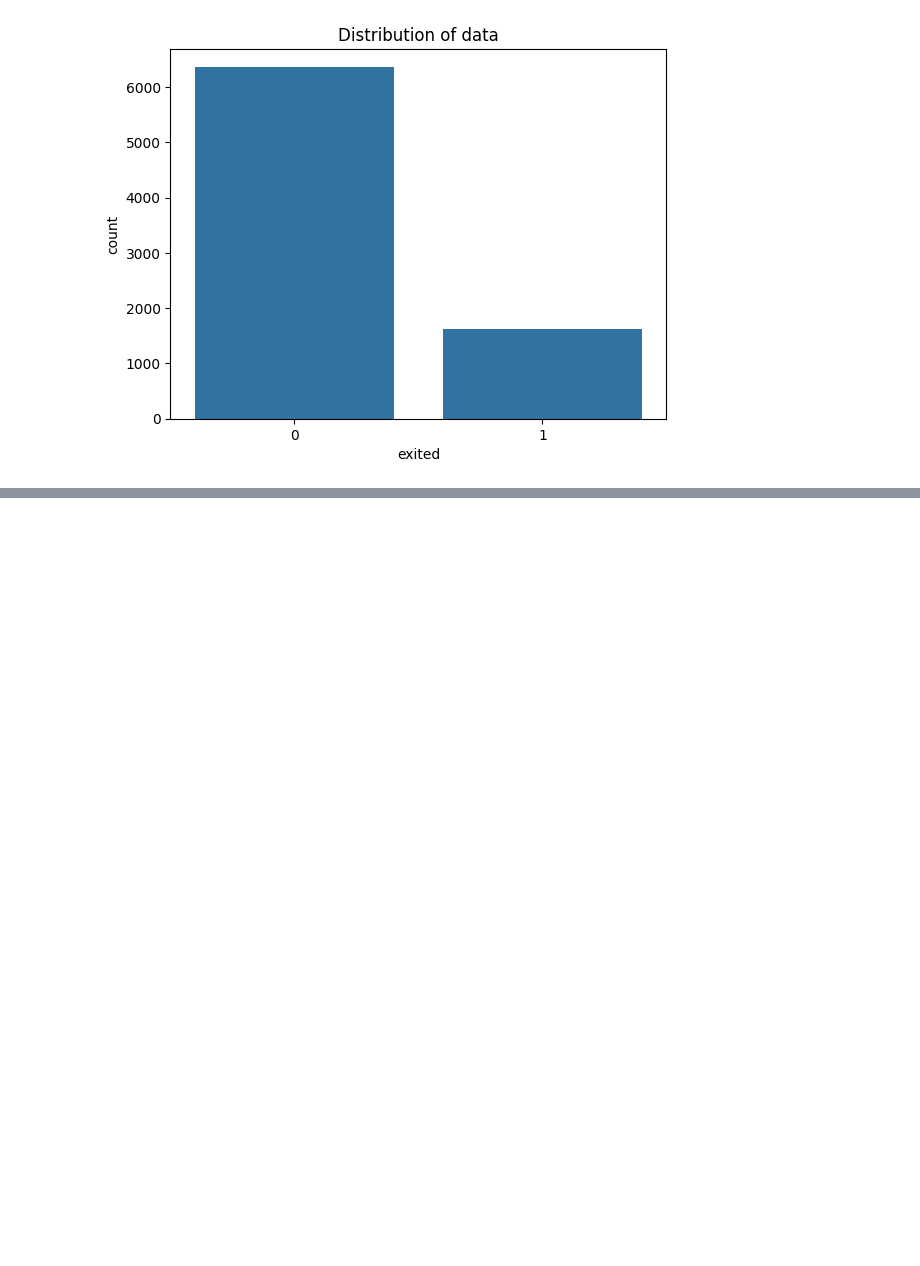
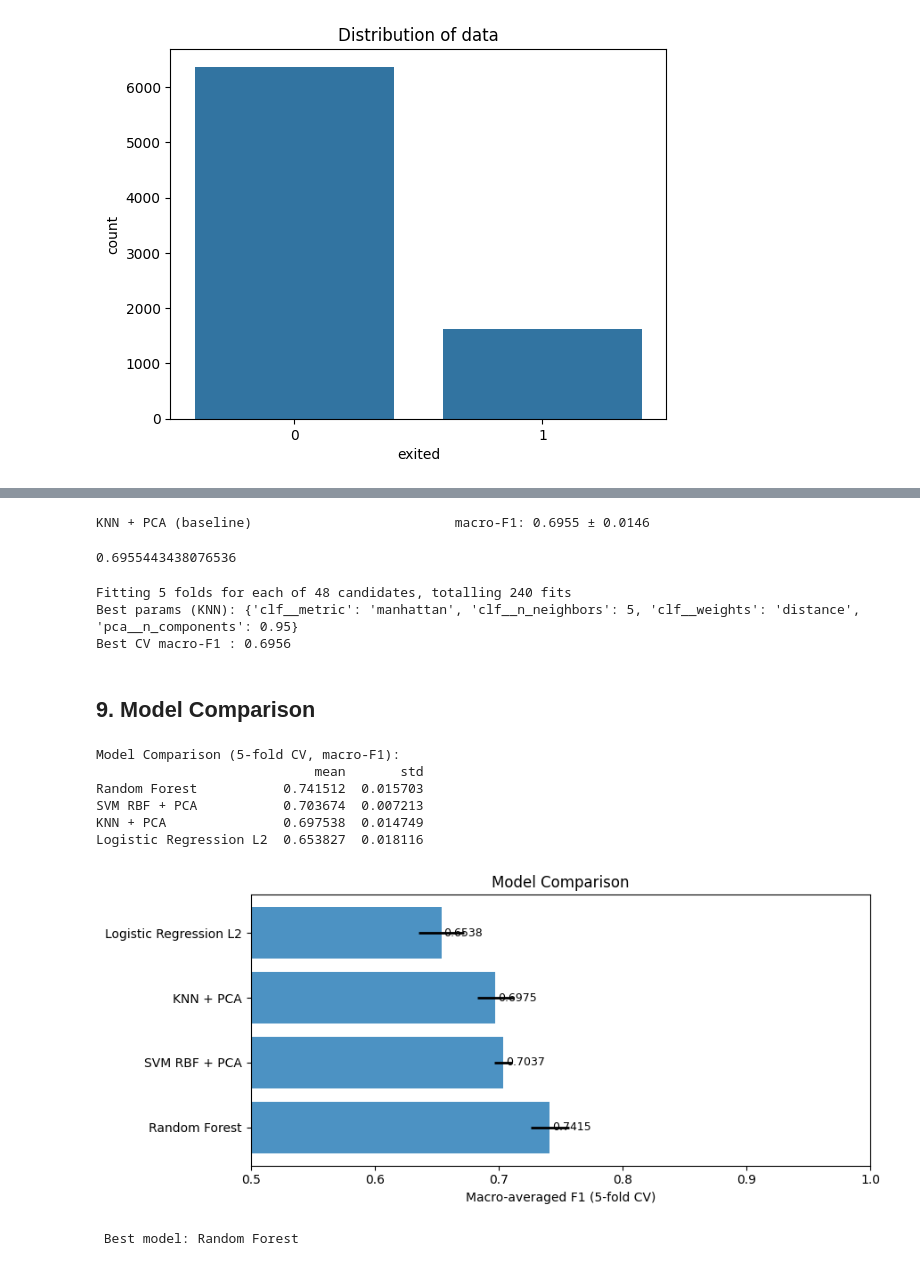
Before and after one commit to Indraadhikari/DAT200-Machine-Learning, a Jupyter notebook: CA4/CA4_Group_11.ipynb, the cells around one changed output, grey strips where cells are left out. Cells and saved outputs as stored; diff of their text form; code cells hidden in the pictures; blank space fills up the shorter version.

```diff
--- a/CA4/CA4_Group_11.ipynb
+++ b/CA4/CA4_Group_11.ipynb
@@ -314,0 +393,4 @@ plt.show()
+# %%
+# excluding these columns as they have minimum effect for prediction
+new_df = new_df.drop(columns=['active_balance', 'hascrcard', 'tenure','isactivemember', 'hascrcard','zero_balance'])
+test_df = test_df.drop(columns=['active_balance', 'hascrcard', 'tenure','isactivemember', 'hascrcard','zero_balance'])
@@ -314,0 +579,75 @@ plt.show()
+# %%
+# KNeighborsClassifier
+pipe_knn = Pipeline([
+    ('prep', preprocessor),
+    ('pca',  PCA(n_components=0.95, random_state=RANDOM_STATE)),
+    ('clf',  KNeighborsClassifier())
+])
+cv_report(pipe_knn, X, y, 'KNN + PCA (baseline)')
+# %% [output]
+KNN + PCA (baseline)                          macro-F1: 0.6955 ± 0.0146
+0.6955443438076536
+# %%
+# tunning
+param_grid_knn = {
+    'pca__n_components': [0.90, 0.95],
+    'clf__n_neighbors':  [3, 5, 7, 11, 15, 21],
+    'clf__weights':      ['uniform', 'distance'],
+    'clf__metric':       ['euclidean', 'manhattan'],
+}
+gs_knn = GridSearchCV(
+    pipe_knn, param_grid_knn,
+    cv=cv, scoring=SCORING, n_jobs=-1, verbose=1
+)
+gs_knn.fit(X_train, y_train)
+print('Best params (KNN):', gs_knn.best_params_)
+print(f'Best CV macro-F1 : {gs_knn.best_score_:.4f}')
+best_knn = gs_knn.best_estimator_
+# %% [output]
+Fitting 5 folds for each of 48 candidates, totalling 240 fits
+Best params (KNN): {'clf__metric': 'manhattan', 'clf__n_neighbors': 5, 'clf__weights': 'distance', 'pca__n_components': 0.95}
+Best CV macro-F1 : 0.6956
+# %% [markdown]
+## 9. Model Comparison
+# %%
+models = {
+    'SVM RBF + PCA':          best_svm,
+    'Logistic Regression L2': best_lr,
+    'Random Forest':          best_rf,
+    'KNN + PCA':              best_knn,
+}
+
+comparison = {}
+for name, model in models.items():
+    scores = cross_val_score(model, X, y, cv=cv, scoring=SCORING, n_jobs=-1)
+    comparison[name] = {'mean': scores.mean(), 'std': scores.std()}
+
+comp_df = pd.DataFrame(comparison).T.sort_values('mean', ascending=False)
+print('\nModel Comparison (5-fold CV, macro-F1):')
+print(comp_df.to_string())
+
+# Bar chart
+fig, ax = plt.subplots(figsize=(9, 4))
+ax.barh(comp_df.index, comp_df['mean'],
+        xerr=comp_df['std'], alpha=0.8,
+        error_kw={'elinewidth': 2})
+ax.set_xlabel('Macro-averaged F1 (5-fold CV)')
+ax.set_title('Model Comparison')
+ax.set_xlim(0.5, 1.0)
+for i, (m, s) in enumerate(zip(comp_df['mean'], comp_df['std'])):
+    ax.text(m + 0.002, i, f'{m:.4f}', va='center', fontsize=9)
+plt.tight_layout()
+plt.show()
+
+best_model_name = comp_df['mean'].idxmax()
+best_model = models[best_model_name]
+print(f'\n Best model: {best_model_name}')
+# %% [output]
+Model Comparison (5-fold CV, macro-F1):
+                            mean       std
+Random Forest           0.741512  0.015703
+SVM RBF + PCA           0.703674  0.007213
+KNN + PCA               0.697538  0.014749
+Logistic Regression L2  0.653827  0.018116
+[figure, added]
+ Best model: Random Forest
```
Also changed, not shown: parts of 51 cells of this notebook, 1 other file.
